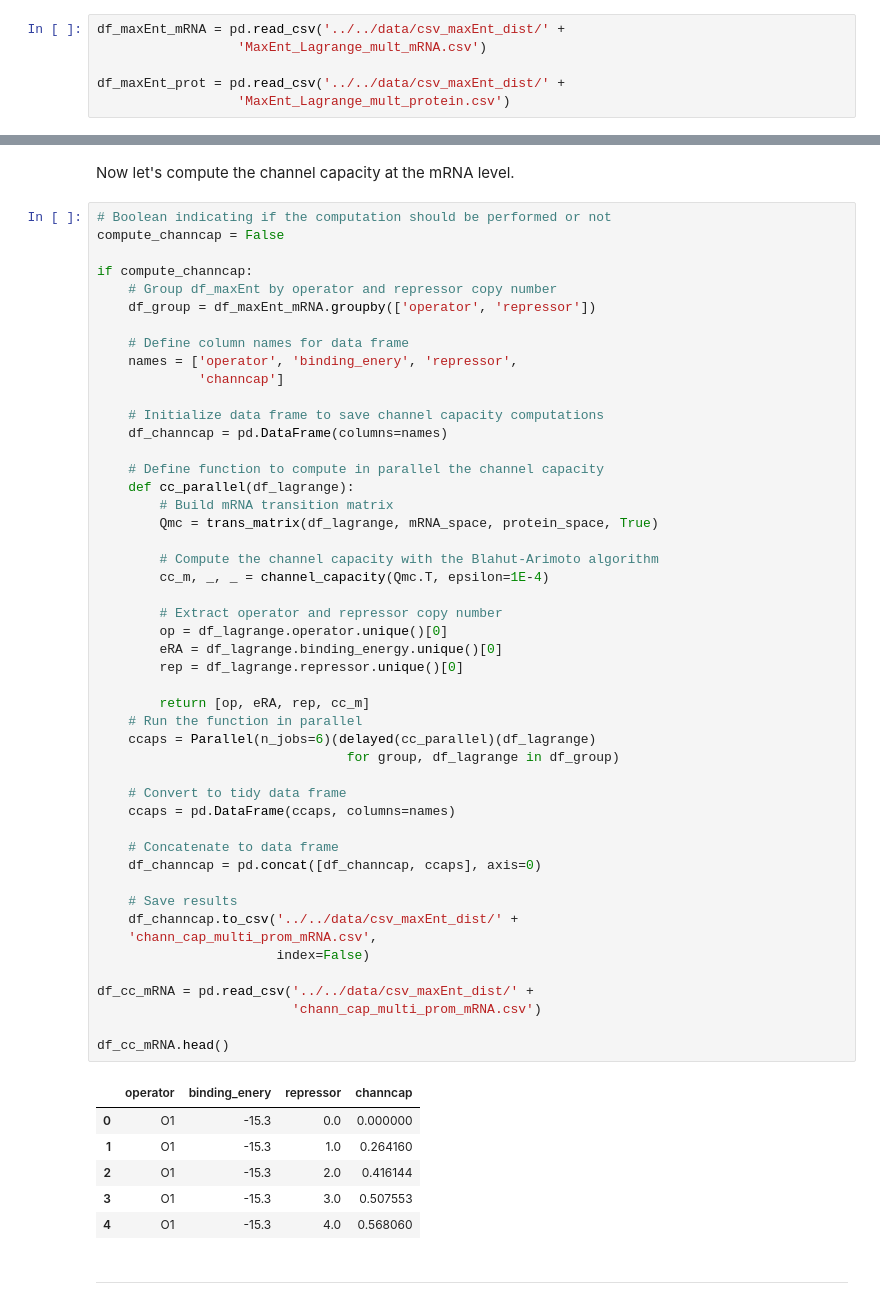
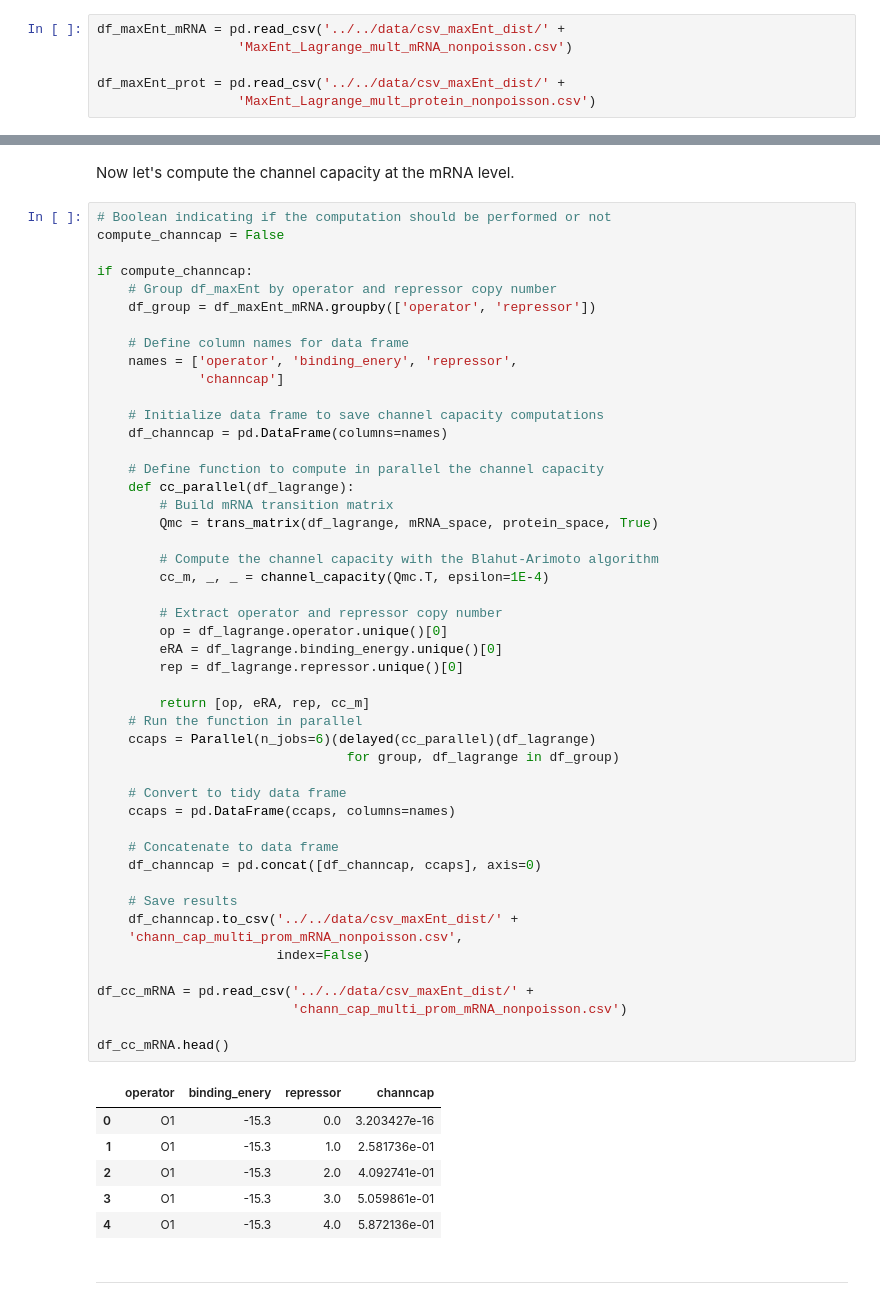
Before and after one commit to RPGroup-PBoC/chann_cap, a Jupyter notebook: src/theory/blahut_algorithm_channel_capacity.ipynb, the cells around one changed output, grey strips where cells are left out. Cells and saved outputs as stored; diff of their text form.

```diff
--- a/src/theory/blahut_algorithm_channel_capacity.ipynb
+++ b/src/theory/blahut_algorithm_channel_capacity.ipynb
@@ -495,10 +495,10 @@ One of the possible sources of noise is the fact that cells spend part of the ce
 Let's read the resulting Lagrange multipliers and compute the channel capacity for this case. These Lagrange multipliers were fit independently for the mRNA and the protein distribution. So we will read two independent files.
 # %%
 df_maxEnt_mRNA = pd.read_csv('../../data/csv_maxEnt_dist/' +
-                  'MaxEnt_Lagrange_mult_mRNA.csv')
+                  'MaxEnt_Lagrange_mult_mRNA_nonpoisson.csv')
 
 df_maxEnt_prot = pd.read_csv('../../data/csv_maxEnt_dist/' +
-                  'MaxEnt_Lagrange_mult_protein.csv')
+                  'MaxEnt_Lagrange_mult_protein_nonpoisson.csv')
 # %% [markdown]
 ### mRNA level channel capacity
 # %% [markdown]
@@ -535,40 +535,40 @@ if compute_channcap:
         Qmc = trans_matrix(df_lagrange, mRNA_space, protein_space, True)
 
         # Compute the channel capacity with the Blahut-Arimoto algorithm
         cc_m, _, _ = channel_capacity(Qmc.T, epsilon=1E-4)
 
         # Extract operator and repressor copy number
         op = df_lagrange.operator.unique()[0]
         eRA = df_lagrange.binding_energy.unique()[0]
         rep = df_lagrange.repressor.unique()[0]
 
         return [op, eRA, rep, cc_m]
     # Run the function in parallel
     ccaps = Parallel(n_jobs=6)(delayed(cc_parallel)(df_lagrange)
                                 for group, df_lagrange in df_group)
 
     # Convert to tidy data frame
     ccaps = pd.DataFrame(ccaps, columns=names)
 
     # Concatenate to data frame
     df_channcap = pd.concat([df_channcap, ccaps], axis=0)
 
     # Save results
     df_channcap.to_csv('../../data/csv_maxEnt_dist/' +
-    'chann_cap_multi_prom_mRNA.csv',
+    'chann_cap_multi_prom_mRNA_nonpoisson.csv',
                        index=False)
 
 df_cc_mRNA = pd.read_csv('../../data/csv_maxEnt_dist/' +
-                         'chann_cap_multi_prom_mRNA.csv')
+                         'chann_cap_multi_prom_mRNA_nonpoisson.csv')
 
 df_cc_mRNA.head()
 # %% [output]
 |  | operator | binding_enery | repressor | channcap |
-| 0 | O1 | -15.3 | 0.0 | 0.000000 |
-| 1 | O1 | -15.3 | 1.0 | 0.264160 |
-| 2 | O1 | -15.3 | 2.0 | 0.416144 |
-| 3 | O1 | -15.3 | 3.0 | 0.507553 |
-| 4 | O1 | -15.3 | 4.0 | 0.568060 |
+| 0 | O1 | -15.3 | 0.0 | 3.203427e-16 |
+| 1 | O1 | -15.3 | 1.0 | 2.581736e-01 |
+| 2 | O1 | -15.3 | 2.0 | 4.092741e-01 |
+| 3 | O1 | -15.3 | 3.0 | 5.059861e-01 |
+| 4 | O1 | -15.3 | 4.0 | 5.872136e-01 |
 # %% [markdown]
 ---
 # %% [markdown]
```
Also changed, not shown: parts of 4 cells of this notebook.
